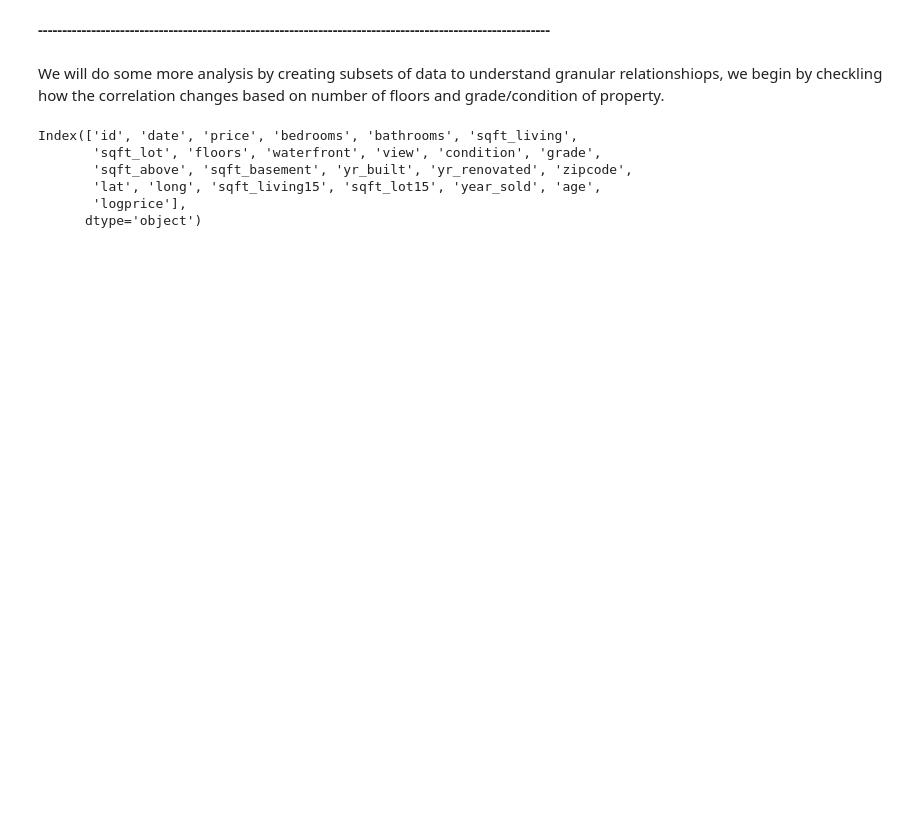
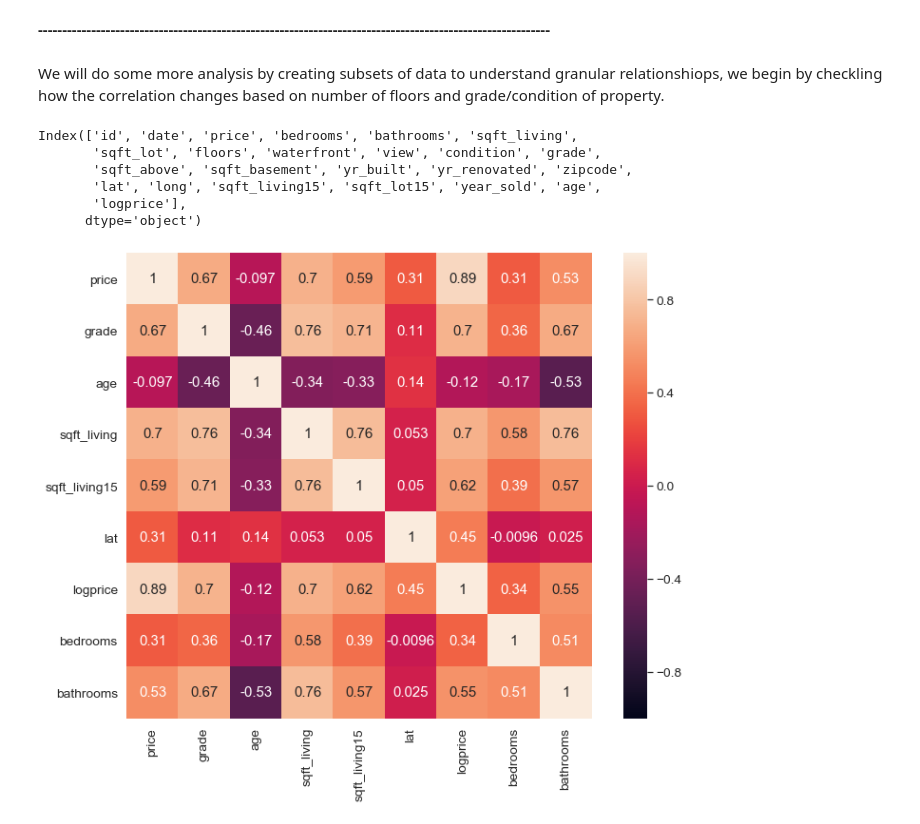
Before and after one commit to sezginisg/ksc, a Jupyter notebook: Kc first model.ipynb, the cells around one changed output. Drawn from its saved outputs; the diff is of its cells as text; code cells hidden in the pictures; blank space fills up the shorter version.

Commit message:
justification for keeping lat and grade

```diff
--- a/Kc first model.ipynb
+++ b/Kc first model.ipynb
@@ -664,4 +664,4 @@ Index(['id', 'date', 'price', 'bedrooms', 'bathrooms', 'sqft_living',
        'logprice'],
       dtype='object')
 # %%
-df2 = df1.loc[:,['price','grade','condition', 'floors', 'age', 'sqft_above', 'sqft_living', 'sqft_lot','zipcode']]
+df2 = df1.loc[:,['price','grade', 'age', 'sqft_living','sqft_living15','lat', 'logprice', 'bedrooms', 'bathrooms']]
@@ -669,0 +668,6 @@ df2.groupby('floors').corr()['price']
+# %%
+corrm = df2.corr()
+f, ax = plt.subplots(figsize=(12, 9))
+sns.heatmap(corrm, vmin= -1, vmax= 1, square=True, annot = True);
+# %% [output]
+[figure, added]
```
Also changed, not shown: parts of 19 cells of this notebook.
